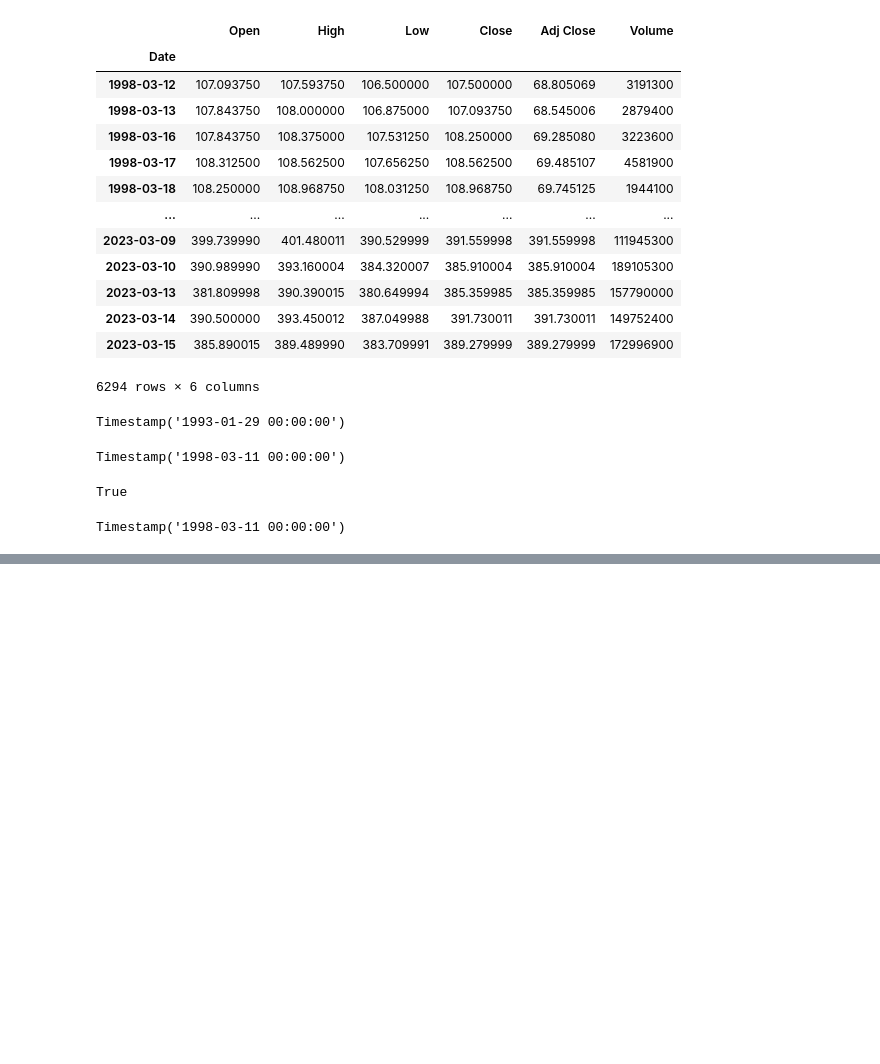
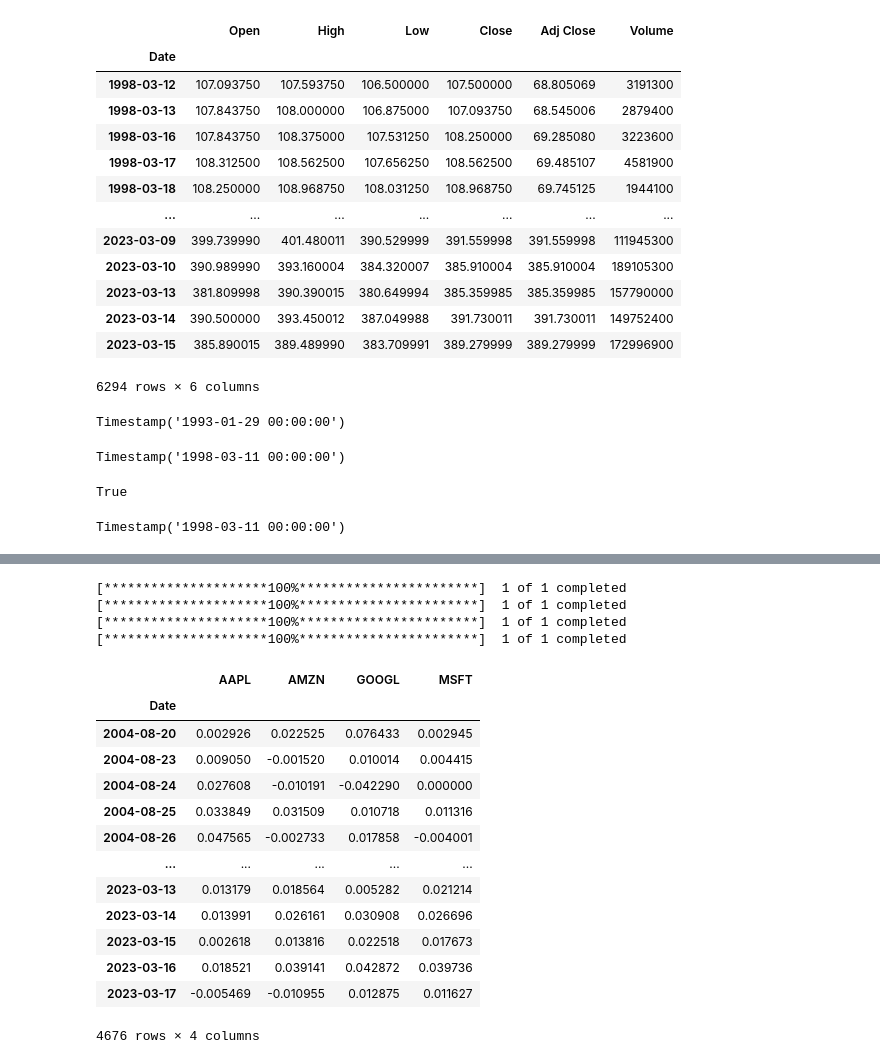
Before and after one commit to pot8osince98/myproject, a Jupyter notebook: myportfolio/projects/Notebooks/stocks_dash.ipynb, the cells around one changed output, grey strips where cells are left out. Drawn from its saved outputs; the diff is of its cells as text; code cells hidden in the pictures; blank space fills up the shorter version.

```diff
--- a/myportfolio/projects/Notebooks/stocks_dash.ipynb
+++ b/myportfolio/projects/Notebooks/stocks_dash.ipynb
@@ -101,0 +130,13 @@ Timestamp('1998-03-11 00:00:00')
+# %%
+tickers = ['AAPL','AMZN','GOOGL','MSFT']
+# %%
+stocks = {}
+
+for tic in tickers:
+    df = yf.download(tic)
+    stocks[tic] = df
+# %% [output]
+[*********************100%***********************]  1 of 1 completed
+[*********************100%***********************]  1 of 1 completed
+[*********************100%***********************]  1 of 1 completed
+[*********************100%***********************]  1 of 1 completed
@@ -101,0 +153,25 @@ Timestamp('1998-03-11 00:00:00')
+# %%
+daily_ret = []
+
+for df in stocks.values():
+    daily_ret.append(df['Daily Returns'])
+# %%
+df = pd.concat(daily_ret,axis=1)
+df.columns = stocks.keys()
+# %%
+np.log(1+df.dropna())
+# %% [output]
+|  | AAPL | AMZN | GOOGL | MSFT |
+| Date |  |  |  |  |
+| 2004-08-20 | 0.002926 | 0.022525 | 0.076433 | 0.002945 |
+| 2004-08-23 | 0.009050 | -0.001520 | 0.010014 | 0.004415 |
+| 2004-08-24 | 0.027608 | -0.010191 | -0.042290 | 0.000000 |
+| 2004-08-25 | 0.033849 | 0.031509 | 0.010718 | 0.011316 |
+| 2004-08-26 | 0.047565 | -0.002733 | 0.017858 | -0.004001 |
+| ... | ... | ... | ... | ... |
+| 2023-03-13 | 0.013179 | 0.018564 | 0.005282 | 0.021214 |
+| 2023-03-14 | 0.013991 | 0.026161 | 0.030908 | 0.026696 |
+| 2023-03-15 | 0.002618 | 0.013816 | 0.022518 | 0.017673 |
+| 2023-03-16 | 0.018521 | 0.039141 | 0.042872 | 0.039736 |
+| 2023-03-17 | -0.005469 | -0.010955 | 0.012875 | 0.011627 |
+4676 rows × 4 columns
```
Also changed, not shown: parts of 37 cells of this notebook, 3 other files.
